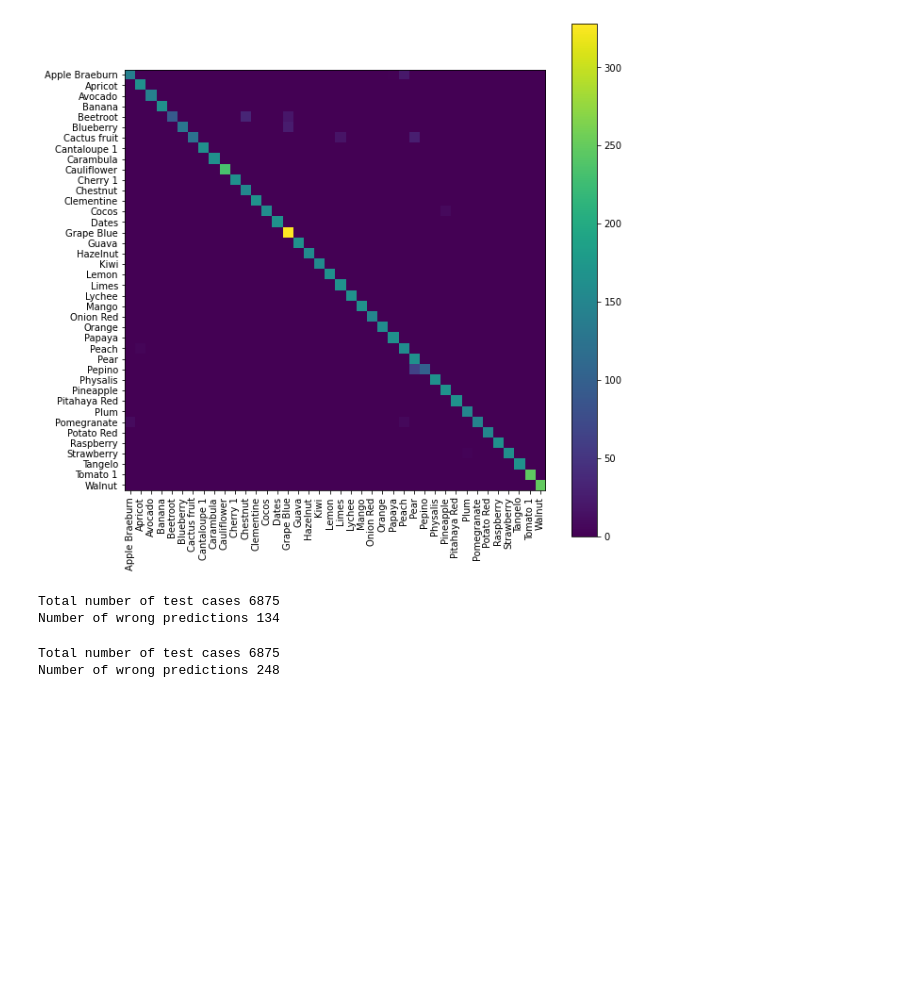
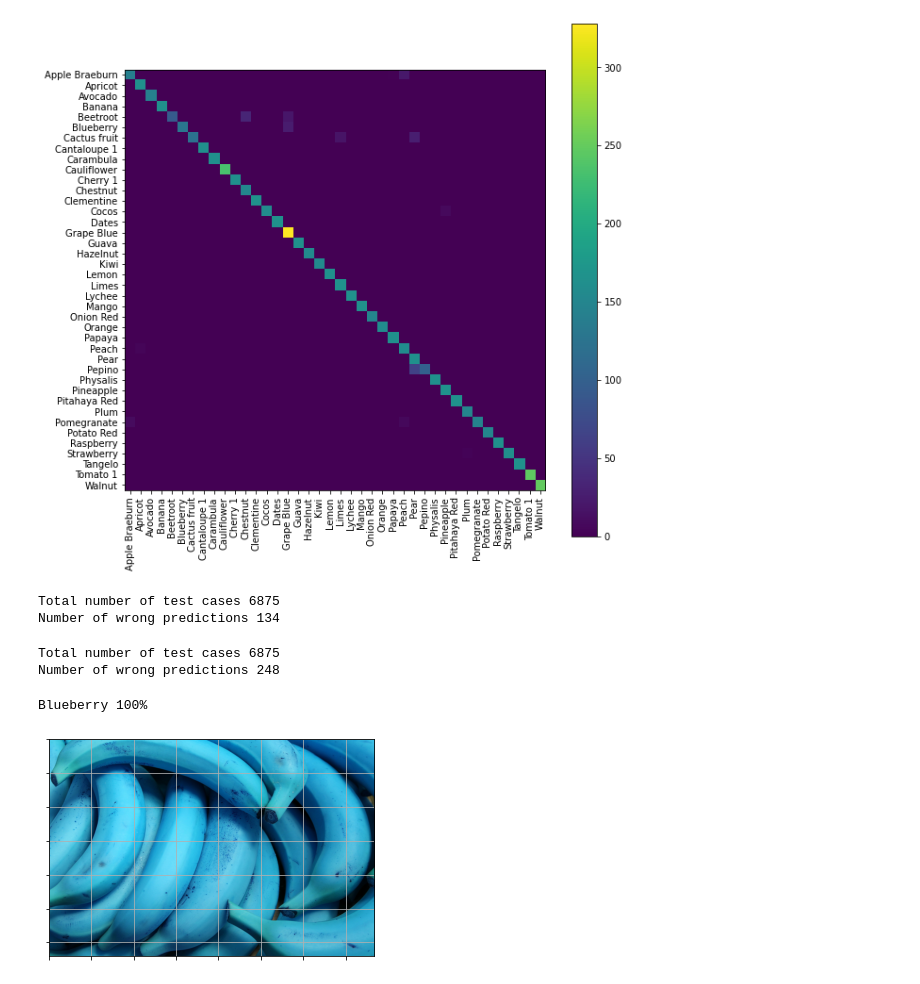
Before and after one commit to ganeshkuikel/fruit_classsification, a Jupyter notebook: Fruits.ipynb, the cells around one changed output. Saved outputs shown, nothing was run; the diff lists cells and outputs as text; code cells hidden in the pictures; blank space fills up the shorter version.

```diff
--- a/Fruits.ipynb
+++ b/Fruits.ipynb
@@ -394,3 +394,38 @@ print('Number of wrong predictions', count1)
 # %% [output]
 Total number of test cases 6875
 Number of wrong predictions 248
+# %%
+import cv2
+model= tf.keras.models.load_model('With 3 layers 32 by 32.h5')
+def predict_one_image(img, model):
+    img = cv2.resize(img, (32, 32), interpolation = cv2.INTER_CUBIC)
+    img = np.reshape(img, (1, 32, 32, 3))
+    img = img/255.
+    pred = model.predict(img)
+    class_num = np.argmax(pred)
+    return class_num, np.max(pred)
+# %%
+datas=os.listdir("../fruits-360/Test")
+test_img = cv2.imread('C:/Users/Ganesh/Downloads/bananas-3700718_1920.jpg')
+pred, probability = predict_one_image(test_img,model)
+if probability > 0.5:
+    print('%s %d%%' % (datas[pred], round(probability, 2) * 100))
+    _, ax = plt.subplots(1)
+    plt.imshow(test_img)
+    # Turn off tick labels
+    ax.set_yticklabels([])
+    ax.set_xticklabels([])
+    plt.grid('off')
+    plt.show()
+else:
+    print("This is not fruit photo.Upload a fruit photo")
+    _, ax = plt.subplots(1)
+    plt.imshow(test_img)
+    # Turn off tick labels
+    ax.set_yticklabels([])
+    ax.set_xticklabels([])
+    plt.grid('off')
+    plt.show()
+# %% [output]
+Blueberry 100%
+[figure, added]
```
